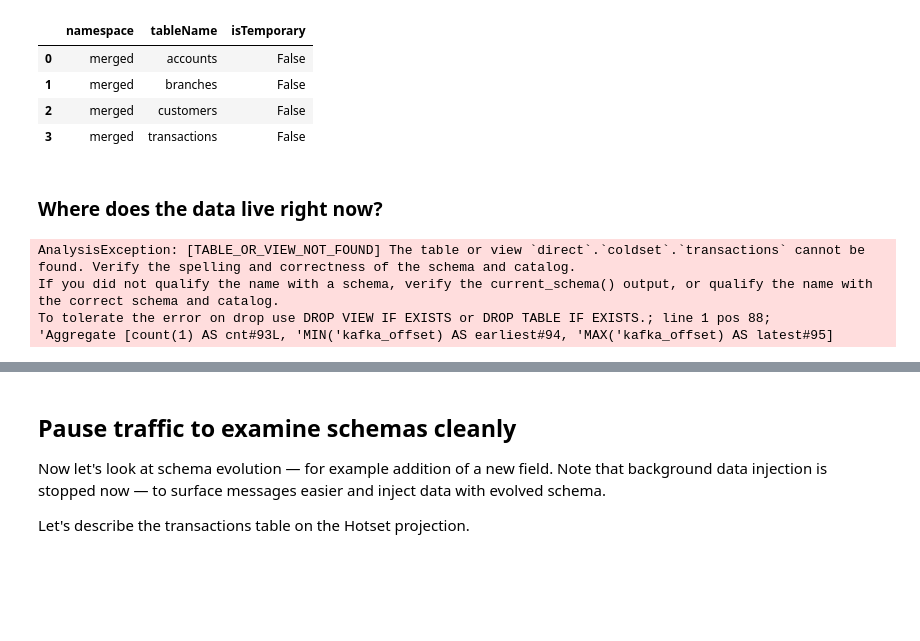
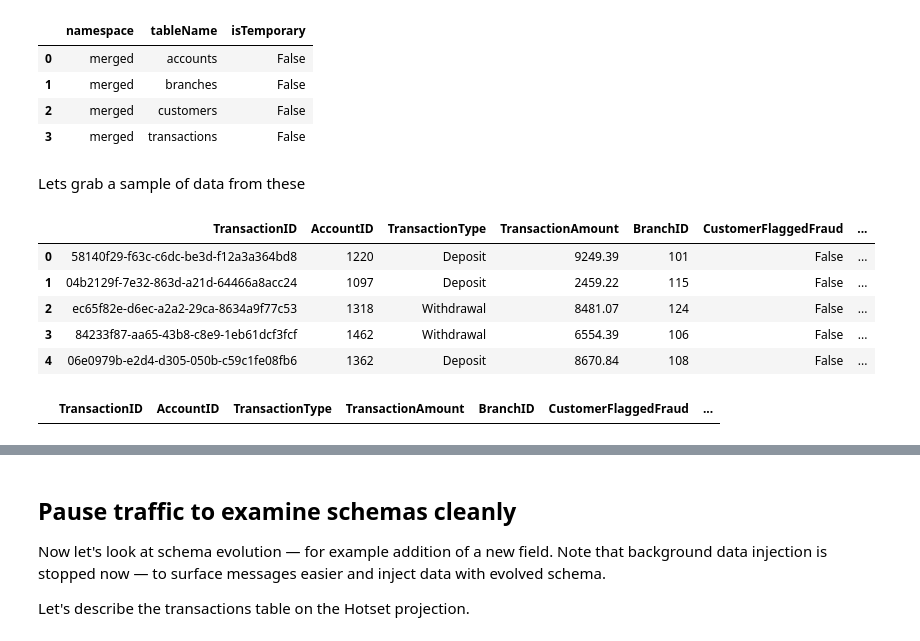
Before and after one commit to streambased-io/breakstream, a Jupyter notebook: datasets/demo/notebooks/demo_core_walkthrough.ipynb, the cells around one changed output, grey strips where cells are left out. Saved outputs shown, nothing was run; the diff lists cells and outputs as text; code cells hidden in the pictures; blank space fills up the shorter version.

```diff
--- a/datasets/demo/notebooks/demo_core_walkthrough.ipynb
+++ b/datasets/demo/notebooks/demo_core_walkthrough.ipynb
@@ -198,12 +237,18 @@ q("SHOW TABLES IN isk.merged")
 | 1 | merged | branches | False |
 | 2 | merged | customers | False |
 | 3 | merged | transactions | False |
-# %% [markdown]
-### Where does the data live right now?
-# %%
-show_distribution()
-# %% [output]
-AnalysisException: [TABLE_OR_VIEW_NOT_FOUND] The table or view `direct`.`coldset`.`transactions` cannot be found. Verify the spelling and correctness of the schema and catalog.
-If you did not qualify the name with a schema, verify the current_schema() output, or qualify the name with the correct schema and catalog.
-To tolerate the error on drop use DROP VIEW IF EXISTS or DROP TABLE IF EXISTS.; line 1 pos 88;
-'Aggregate [count(1) AS cnt#93L, 'MIN('kafka_offset) AS earliest#94, 'MAX('kafka_offset) AS latest#95]
+# %% [markdown]
+Lets grab a sample of data from these
+# %%
+q("SELECT * FROM isk.hotset.transactions ORDER BY kafka_offset DESC LIMIT 5")
+# %% [output]
+|  | TransactionID | AccountID | TransactionType | TransactionAmount | BranchID | CustomerFlaggedFraud | ... |
+| 0 | 58140f29-f63c-c6dc-be3d-f12a3a364bd8 | 1220 | Deposit | 9249.39 | 101 | False | ... |
+| 1 | 04b2129f-7e32-863d-a21d-64466a8acc24 | 1097 | Deposit | 2459.22 | 115 | False | ... |
+| 2 | ec65f82e-d6ec-a2a2-29ca-8634a9f77c53 | 1318 | Withdrawal | 8481.07 | 124 | False | ... |
+| 3 | 84233f87-aa65-43b8-c8e9-1eb61dcf3fcf | 1462 | Withdrawal | 6554.39 | 106 | False | ... |
+| 4 | 06e0979b-e2d4-d305-050b-c59c1fe08fb6 | 1362 | Deposit | 8670.84 | 108 | False | ... |
+# %%
+q("SELECT * FROM isk.coldset.transactions ORDER BY kafka_offset DESC LIMIT 5")
+# %% [output]
+|  | TransactionID | AccountID | TransactionType | TransactionAmount | BranchID | CustomerFlaggedFraud | ... |
```
Also changed, not shown: parts of 63 cells of this notebook, 17 other files.
